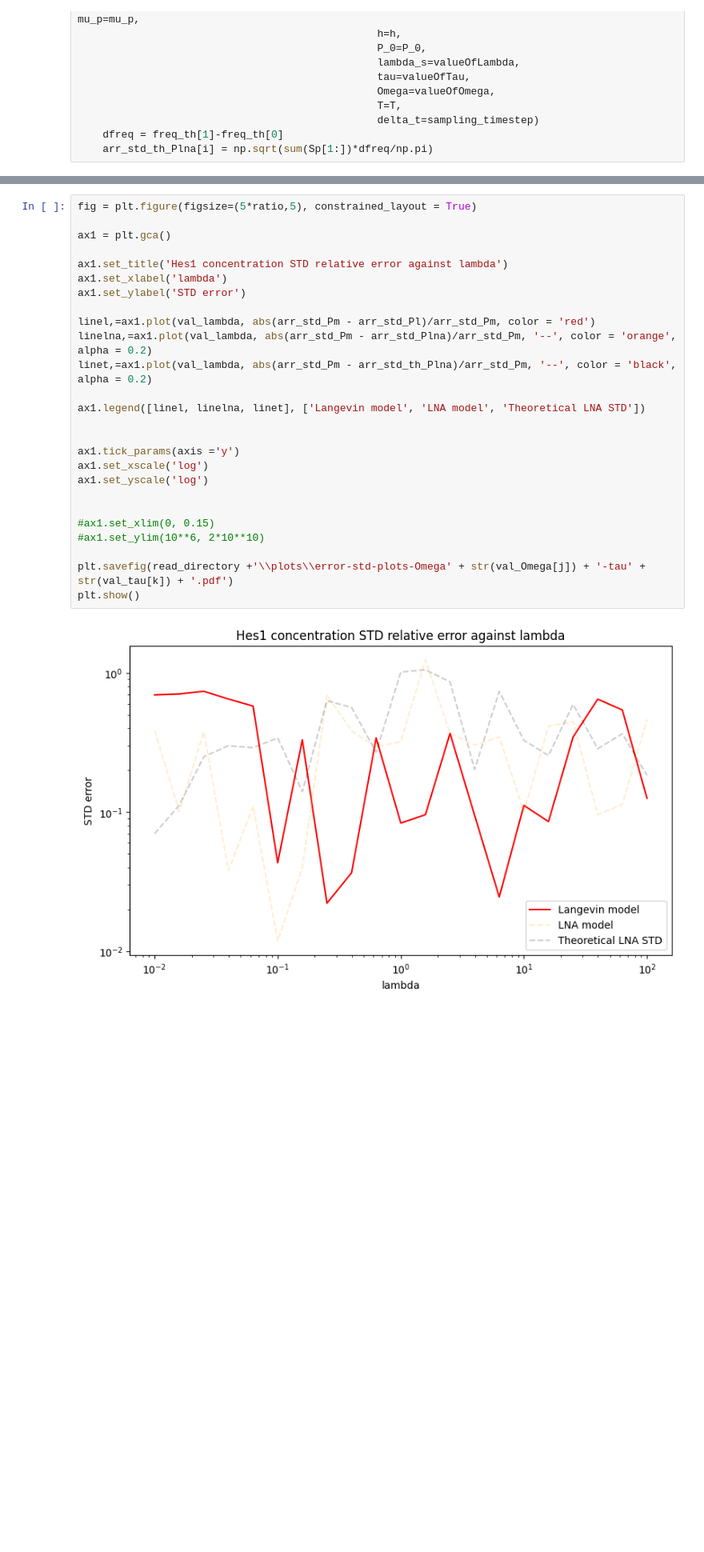
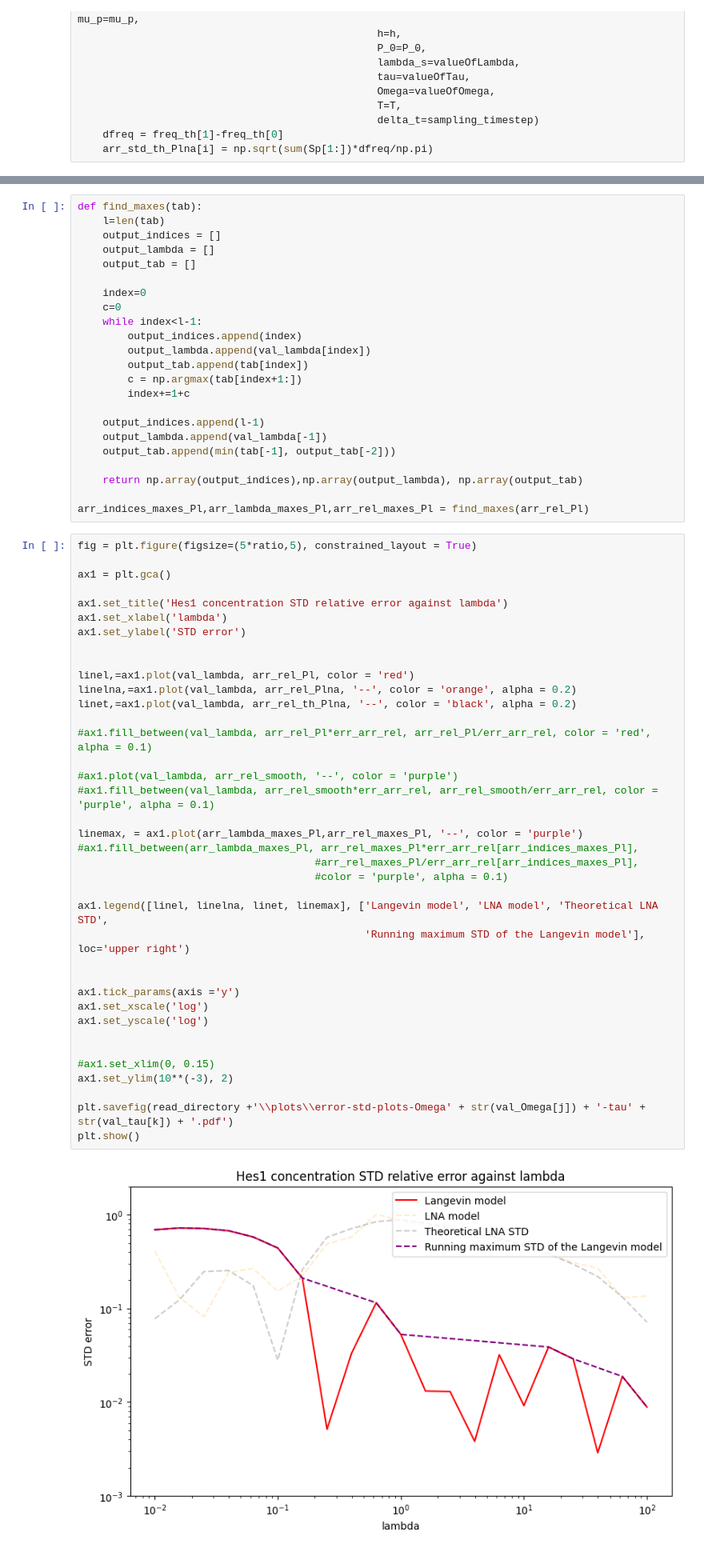
Before and after one commit to Lord-Fufu/MSc-Dissertation-2022---St-Andrews, a Jupyter notebook: plotsForPaper-mean-std-powerSpectra.ipynb, the cells around one changed output, grey strips where cells are left out. Shown at 80% size. Cells and saved outputs as stored; diff of their text form; blank space fills up the shorter version.

```diff
--- a/plotsForPaper-mean-std-powerSpectra.ipynb
+++ b/plotsForPaper-mean-std-powerSpectra.ipynb
@@ -445,28 +412,63 @@ plt.show()
+# %%
+def find_maxes(tab):
+    l=len(tab)
+    output_indices = []
+    output_lambda = []
+    output_tab = []
+
+    index=0
+    c=0
+    while index<l-1:
+        output_indices.append(index)
+        output_lambda.append(val_lambda[index])
+        output_tab.append(tab[index])
+        c = np.argmax(tab[index+1:])
+        index+=1+c
+
+    output_indices.append(l-1)
+    output_lambda.append(val_lambda[-1])
+    output_tab.append(min(tab[-1], output_tab[-2]))
+
+    return np.array(output_indices),np.array(output_lambda), np.array(output_tab)
+
+arr_indices_maxes_Pl,arr_lambda_maxes_Pl,arr_rel_maxes_Pl = find_maxes(arr_rel_Pl)
 # %%
 fig = plt.figure(figsize=(5*ratio,5), constrained_layout = True)
 
 ax1 = plt.gca()
 
 ax1.set_title('Hes1 concentration STD relative error against lambda')
 ax1.set_xlabel('lambda')
 ax1.set_ylabel('STD error')
 
-linel,=ax1.plot(val_lambda, abs(arr_std_Pm - arr_std_Pl)/arr_std_Pm, color = 'red')
-linelna,=ax1.plot(val_lambda, abs(arr_std_Pm - arr_std_Plna)/arr_std_Pm, '--', color = 'orange', alpha = 0.2)
-linet,=ax1.plot(val_lambda, abs(arr_std_Pm - arr_std_th_Plna)/arr_std_Pm, '--', color = 'black', alpha = 0.2)
 
-ax1.legend([linel, linelna, linet], ['Langevin model', 'LNA model', 'Theoretical LNA STD'])
+linel,=ax1.plot(val_lambda, arr_rel_Pl, color = 'red')
+linelna,=ax1.plot(val_lambda, arr_rel_Plna, '--', color = 'orange', alpha = 0.2)
+linet,=ax1.plot(val_lambda, arr_rel_th_Plna, '--', color = 'black', alpha = 0.2)
+
+#ax1.fill_between(val_lambda, arr_rel_Pl*err_arr_rel, arr_rel_Pl/err_arr_rel, color = 'red', alpha = 0.1)
+
+#ax1.plot(val_lambda, arr_rel_smooth, '--', color = 'purple')
+#ax1.fill_between(val_lambda, arr_rel_smooth*err_arr_rel, arr_rel_smooth/err_arr_rel, color = 'purple', alpha = 0.1)
+
+linemax, = ax1.plot(arr_lambda_maxes_Pl,arr_rel_maxes_Pl, '--', color = 'purple')
+#ax1.fill_between(arr_lambda_maxes_Pl, arr_rel_maxes_Pl*err_arr_rel[arr_indices_maxes_Pl],
+                                      #arr_rel_maxes_Pl/err_arr_rel[arr_indices_maxes_Pl],
+                                      #color = 'purple', alpha = 0.1)
+
+ax1.legend([linel, linelna, linet, linemax], ['Langevin model', 'LNA model', 'Theoretical LNA STD',
+                                              'Running maximum STD of the Langevin model'], loc='upper right')
 
 
 ax1.tick_params(axis ='y')
 ax1.set_xscale('log')
 ax1.set_yscale('log')
 
 
 #ax1.set_xlim(0, 0.15)
-#ax1.set_ylim(10**6, 2*10**10)
+ax1.set_ylim(10**(-3), 2)
 
 plt.savefig(read_directory +'\\plots\\error-std-plots-Omega' + str(val_Omega[j]) + '-tau' + str(val_tau[k]) + '.pdf')
 plt.show()
 # %% [output]
-[figure, old version]
+[figure, new version]
```
Also changed, not shown: parts of 7 cells of this notebook, 4 other files.
